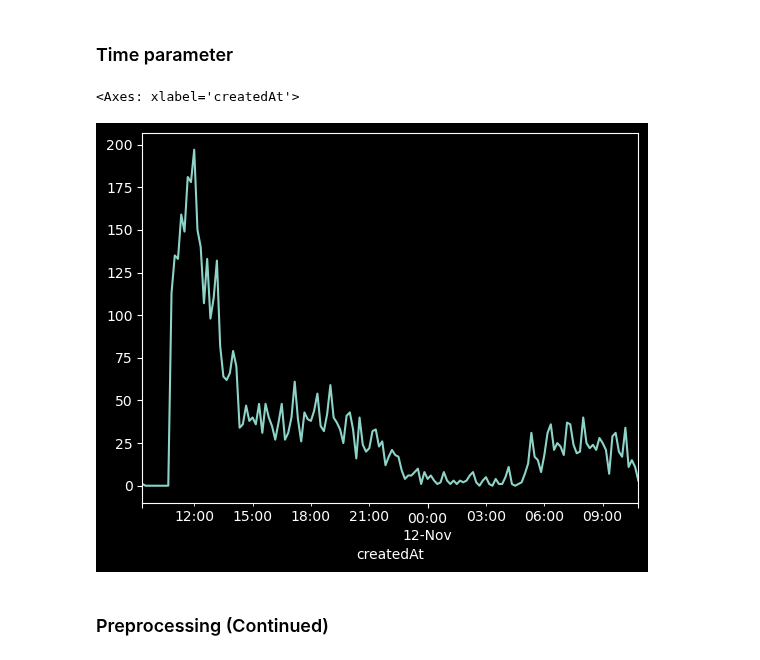
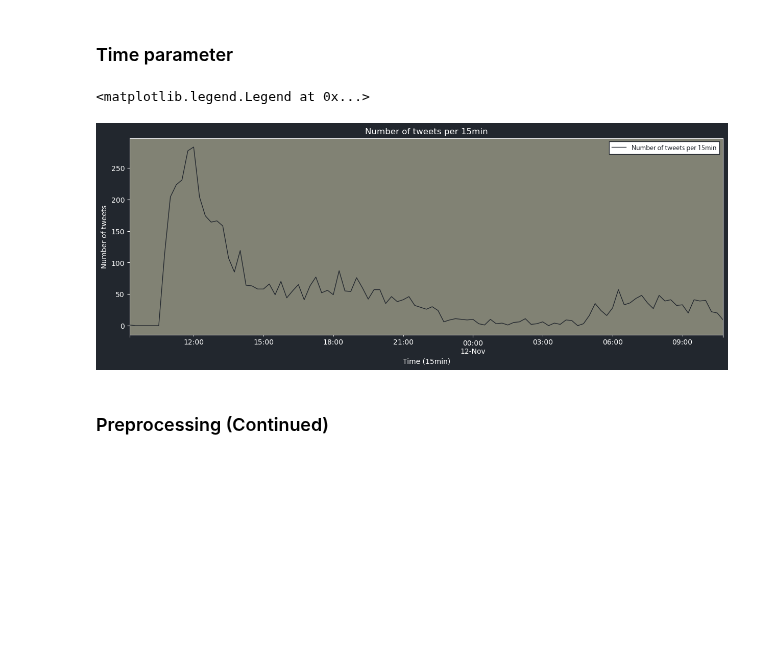
Before and after one commit to lletassey/clustering-tweets-earthquake, a Jupyter notebook: notebooks/algos/dbscan.ipynb, the cells around one changed output. Drawn from its saved outputs; the diff is of its cells as text; code cells hidden in the pictures; blank space fills up the shorter version.

Commit message:
Add time interval plot

```diff
--- a/notebooks/algos/dbscan.ipynb
+++ b/notebooks/algos/dbscan.ipynb
@@ -63,20 +64,37 @@ except:
 ### Time parameter
 # %%
 # Group tweets by 10 minutes and count the number of tweets
-freq = '10min'
+freq = '15min'
 tweets_freq = tweets.groupby(pd.Grouper(key='createdAt', freq=freq)).count()
 
 # Rename the count column
 tweets_freq.rename(columns={'text': 'count'}, inplace=True)
 
 # Keep only the count column
 tweets_freq = tweets_freq[['count']]
 
 # Plot the number of tweets over time
-tweets_freq['count'].plot()
+tweets_freq['count'].plot(
+    title=f'Number of tweets per {freq}',
+    figsize=(15, 5),
+    xlabel=f'Time ({freq})',
+    ylabel='Number of tweets',
+    color='#22272e',
+    linewidth=1,
+    legend=True,
+    label=f'Number of tweets per {freq}'
+)
+
+# Change the background color
+ax = plt.gca()
+ax.set_facecolor('#818274')
+ax.get_figure().patch.set_facecolor('#22272e')
+
+# Set the legend
+ax.legend(loc='best', bbox_to_anchor=(1, 1), prop={'family': 'Myriad Pro', 'weight': 'book'}, fontsize=9, labelcolor='#22272e', markerscale=2, facecolor='white', title_fontsize=14, fancybox=False, framealpha=1, edgecolor='#22272e')
 # %% [output]
-<Axes: xlabel='createdAt'>
+<matplotlib.legend.Legend at 0x...>
-[figure, old version]
+[figure, new version]
 # %% [markdown]
 ### Preprocessing (Continued)
 # %%
```
Also changed, not shown: parts of 2 cells of this notebook.
